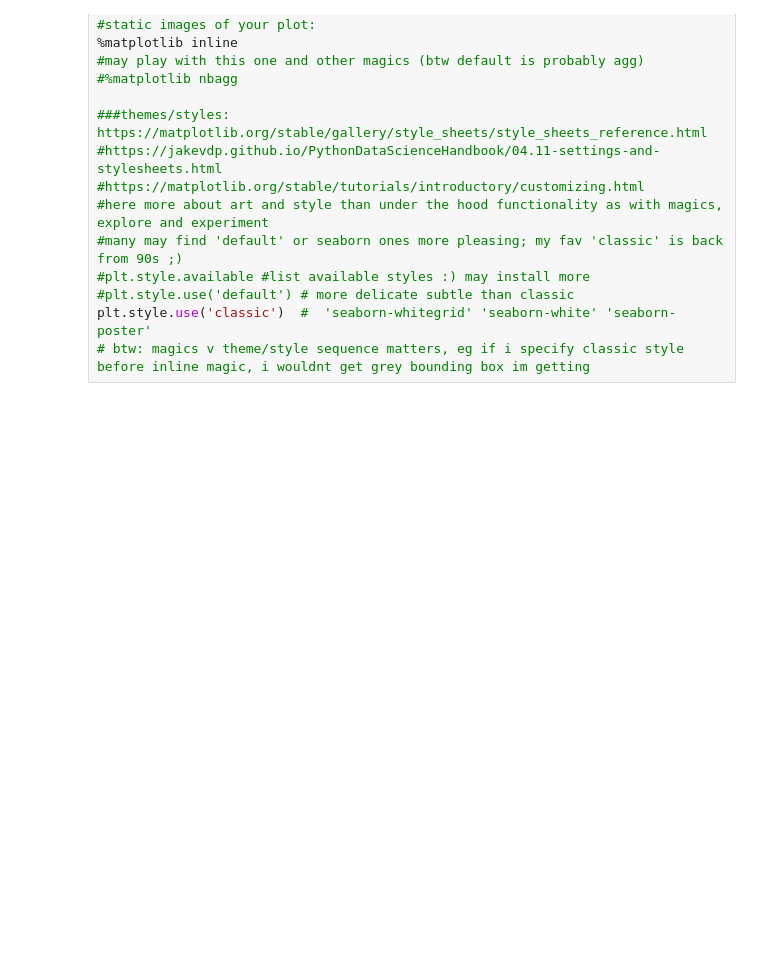
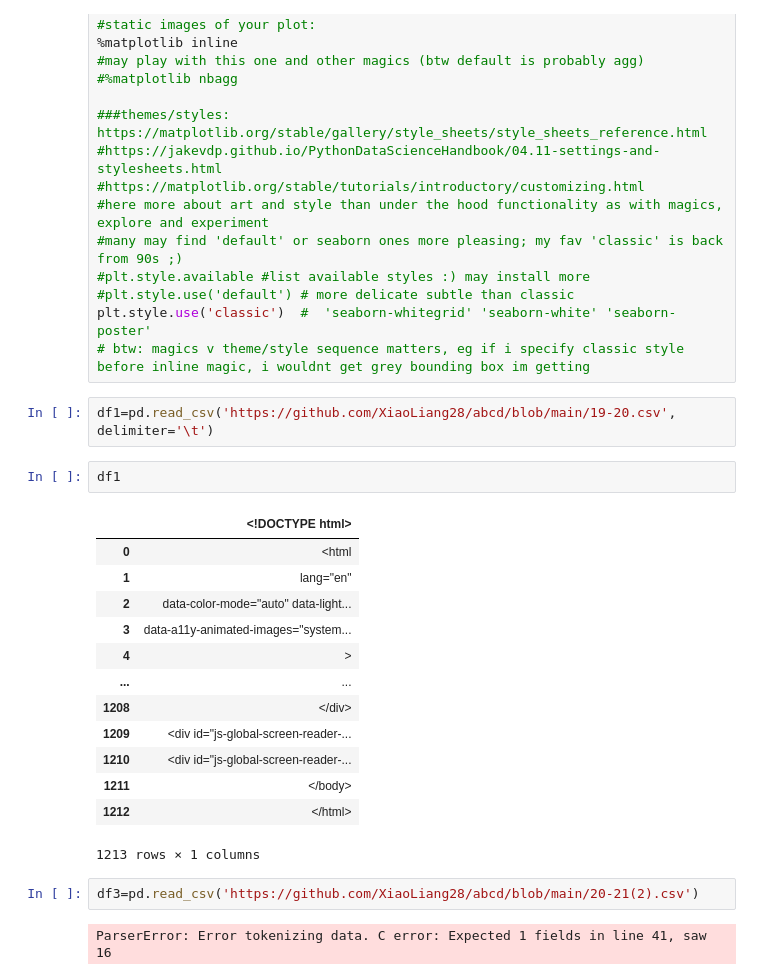
Before and after one commit to XiaoLiang28/abcd, a Jupyter notebook: Untitled11.ipynb, the cells around one changed output. Drawn from its saved outputs; the diff is of its cells as text; blank space fills up the shorter version.

```diff
--- a/Untitled11.ipynb
+++ b/Untitled11.ipynb
@@ -62,3 +62,25 @@ InteractiveShell.ast_node_interactivity = "all"
 #plt.style.use('default') # more delicate subtle than classic
 plt.style.use('classic')  #  'seaborn-whitegrid' 'seaborn-white' 'seaborn-poster'
 # btw: magics v theme/style sequence matters, eg if i specify classic style before inline magic, i wouldnt get grey bounding box im getting
+# %%
+df1=pd.read_csv('https://github.com/XiaoLiang28/abcd/blob/main/19-20.csv', delimiter='\t')
+# %%
+df1
+# %% [output]
+|  | <!DOCTYPE html> |
+| 0 | <html |
+| 1 | lang="en" |
+| 2 | data-color-mode="auto" data-light... |
+| 3 | data-a11y-animated-images="system... |
+| 4 | > |
+| ... | ... |
+| 1208 | </div> |
+| 1209 | <div id="js-global-screen-reader-... |
+| 1210 | <div id="js-global-screen-reader-... |
+| 1211 | </body> |
+| 1212 | </html> |
+1213 rows × 1 columns
+# %%
+df3=pd.read_csv('https://github.com/XiaoLiang28/abcd/blob/main/20-21(2).csv')
+# %% [output]
+ParserError: Error tokenizing data. C error: Expected 1 fields in line 41, saw 16
```
